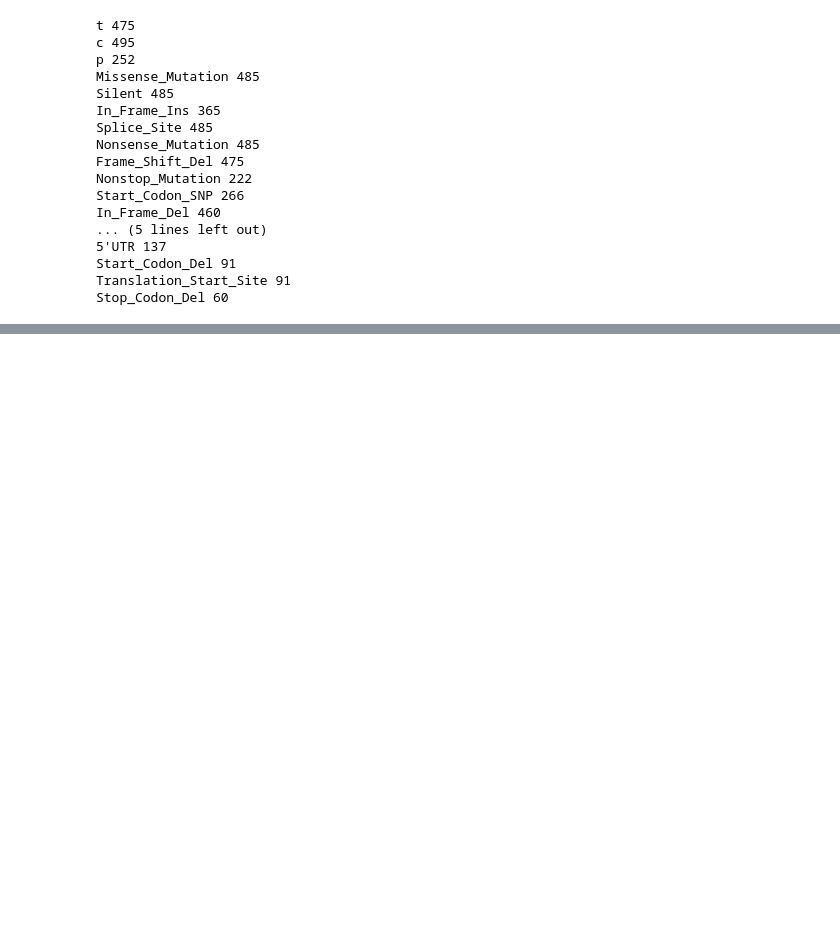
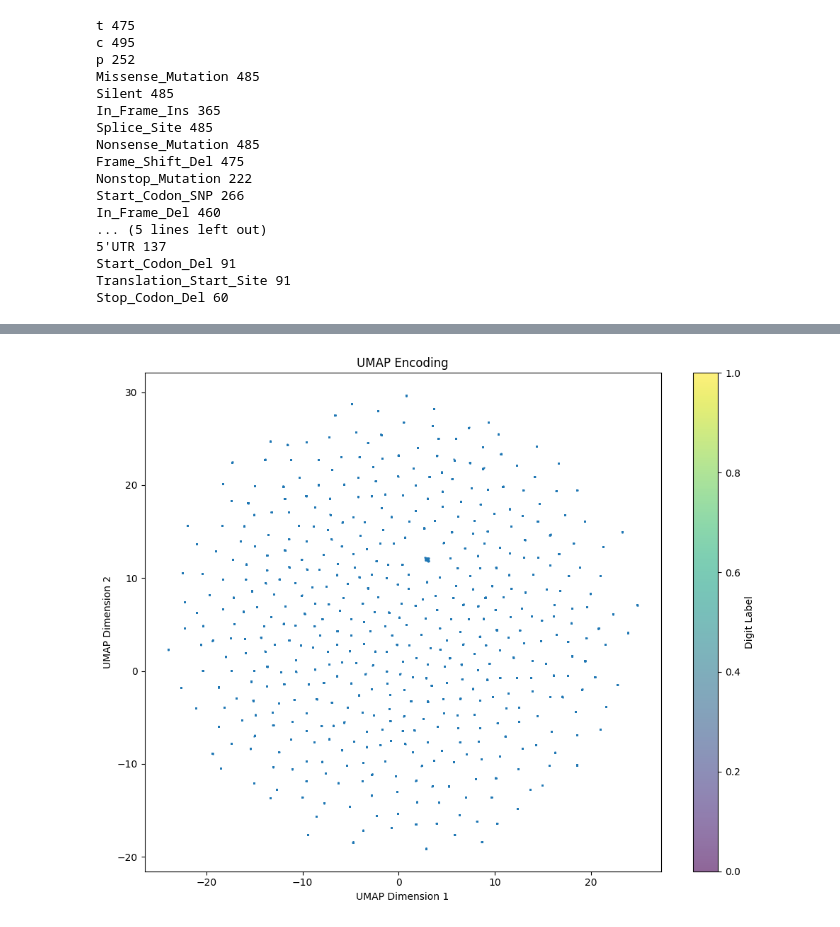
Before and after one commit to Zhennan-Wu/DrugRes, a Jupyter notebook: src/CoderData_processing.ipynb, the cells around one changed output, grey strips where cells are left out. Drawn from its saved outputs; the diff is of its cells as text; code cells hidden in the pictures; blank space fills up the shorter version.

```diff
--- a/src/CoderData_processing.ipynb
+++ b/src/CoderData_processing.ipynb
@@ -163,9 +163,10 @@ def align_df(ref_df:pd.DataFrame, df: pd.DataFrame, filling_value: float=0) -> p
 def extract_row(df_ref, sample_id):
     if sample_id in df_ref.index:
         feature = df_ref.loc[sample_id].to_numpy()
+        feature[np.isnan(feature)] = 0
         id = sample_id
     else:
-        feature = np.zeros((transcriptomics_nontrivial.shape[1],))
+        feature = np.zeros((df_ref.shape[1],))
         id = -1
     return feature, id
 # %%
@@ -192,17 +193,22 @@ resp = []
 
 for index, row in experiments.iterrows():
     improve_sample_id = int(row["improve_sample_id"])
-
+    # print(improve_sample_id)
+    # print("transcriptomics")
     trans, t_id = extract_row(transcriptomics_nontrivial, improve_sample_id)
     tf.append(trans)
     tss.append(t_id)
+    # print("copy number")
     copy, c_id = extract_row(copy_number_nontrivial, improve_sample_id)
     cf.append(copy)
     css.append(c_id)
+    # print("proteomics")
     pro, p_id = extract_row(proteomics_nontrivial, improve_sample_id)
     pf.append(pro)
     pss.append(p_id)
+    # print("mutation")
     for mut_type in mutation_nontrivial_dict.keys():
+        # print(mut_type)
         mut, m_id = extract_row(mutation_nontrivial_dict[mut_type], improve_sample_id)
         mf[mut_type].append(mut)
         mss[mut_type].append(m_id)
@@ -212,6 +218,6 @@ for index, row in experiments.iterrows():
     drugf.append(drug)
 
     resp.append(row["dose_response_metric"])
-    print(resp)
-    break
+    if index % 1000 == 0:
+        print(f"Processed {index+1} samples")
 # %% [output]
@@ -218,0 +258,27 @@ for index, row in experiments.iterrows():
+# %%
+X = cat_cell_features(
+    feature_types=["transcriptomics", "copy_number", "proteomics", "mutation"],
+    features=[tf, cf, pf, mf],
+    sample_size=len(resp)
+)
+y = np.array(resp)
+# %%
+from umap import UMAP
+import matplotlib.pyplot as plt
+umap = UMAP()
+# umap = UMAP(n_neighbors=5, min_dist=0.01, random_state=42)
+# Fit and transform the data
+X_train_umap = umap.fit_transform(X)
+
+# Plot the results
+plt.figure(figsize=(10, 8))
+scatter = plt.scatter(X_train_umap[:, 0], X_train_umap[:, 1], cmap="Spectral", s=1, alpha=0.6)
+plt.colorbar(scatter, label="Digit Label")
+plt.title("UMAP Encoding")
+plt.xlabel("UMAP Dimension 1")
+plt.ylabel("UMAP Dimension 2")
+# Show the plot
+plt.tight_layout()
+plt.show()
+# %% [output]
+[figure, added]
```
Also changed, not shown: parts of 8 cells of this notebook, 1 other file.
